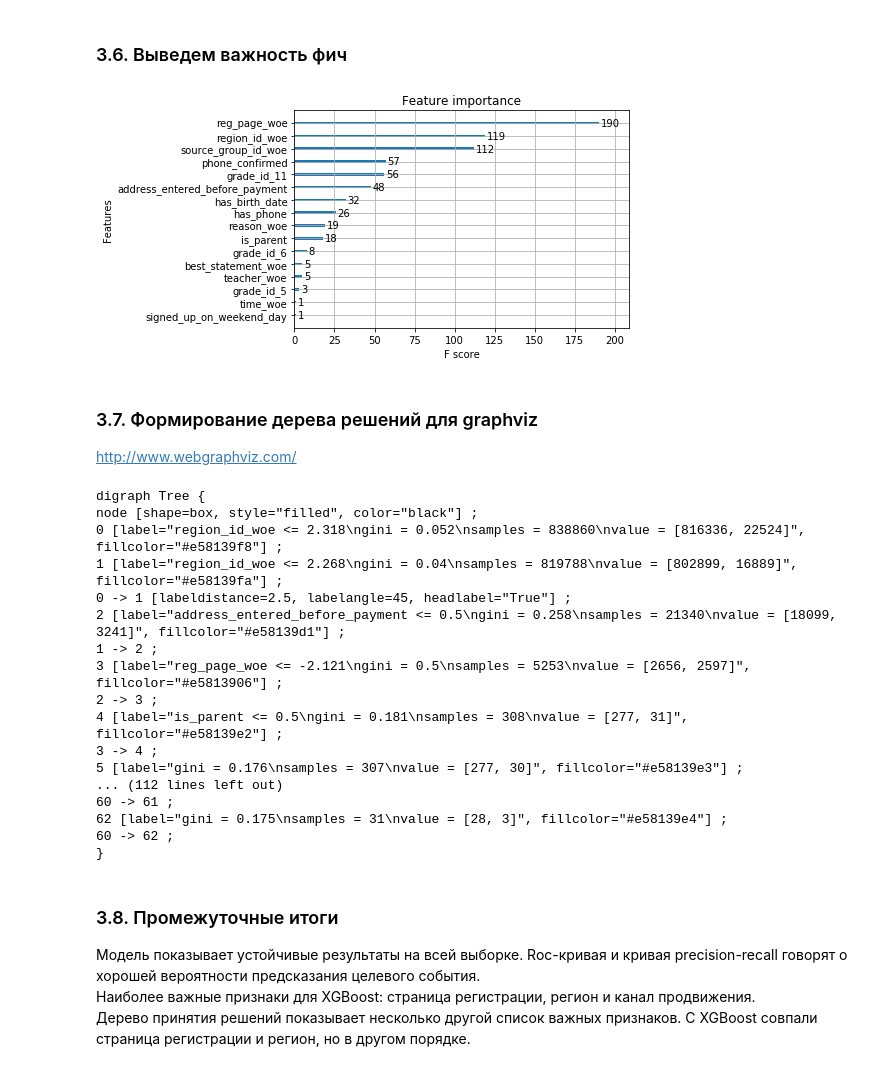
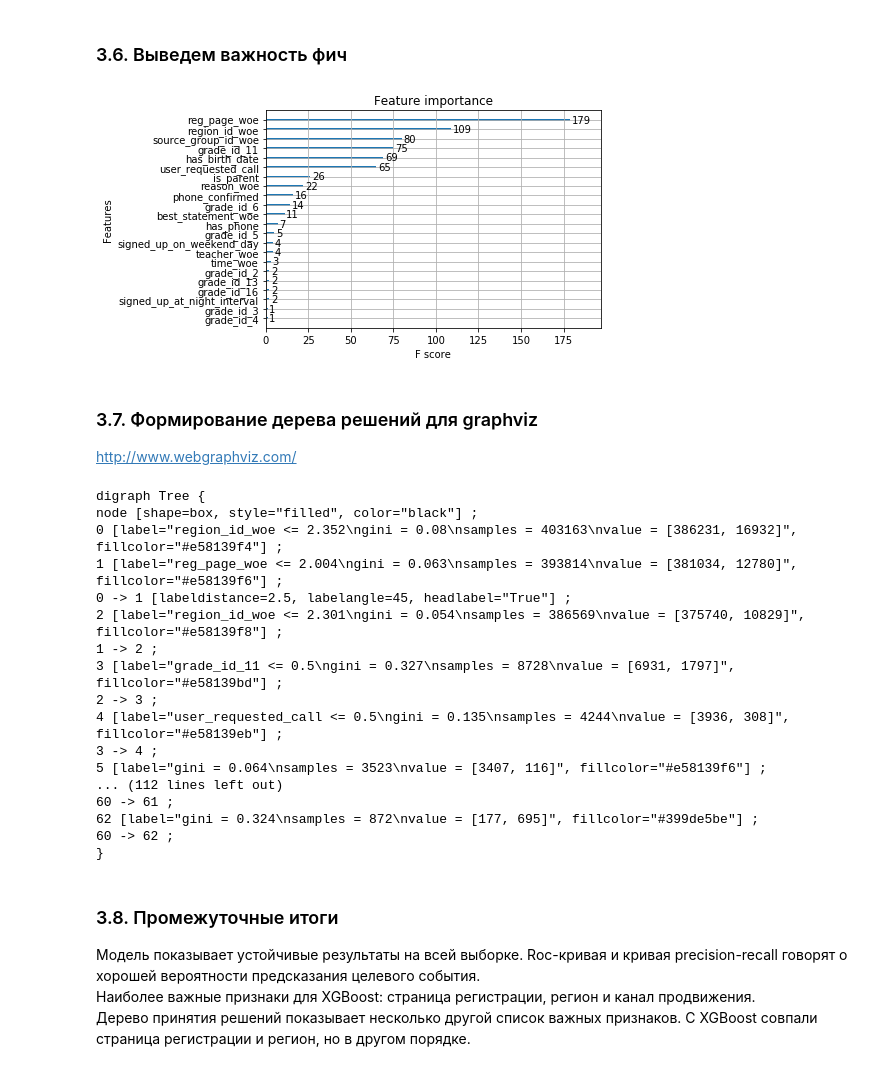
Before and after one commit to pastushenkoy/DataScientist, a Jupyter notebook: dip/model_new.ipynb, the cells around one changed output. Cells and saved outputs as stored; diff of their text form; code cells hidden in the pictures.

Commit message:
Diplom model

```diff
--- a/dip/model_new.ipynb
+++ b/dip/model_new.ipynb
@@ -84,3 +88,5 @@ metabase_unload = metabase_unload.drop(["is_moscow_school", "school_id"], axis=1
+# %%
+metabase_unload["sign_up_date"] = metabase_unload.apply(lambda x: datetime.datetime.fromtimestamp(x['sign_up_date']), axis=1)
 # %%
 metabase_unload.info()
 # %% [output]
@@ -105,7 +133,8 @@ memory usage: 136.0+ MB
 ## 2. Создание модели
 # %%
 class Model:
-    def __init__(self):
+    def __init__(self, target_variable):
+        self._target_variable = target_variable
         self._init_values()
 
 
@@ -126,7 +155,7 @@ class Model:
 
     def predict_proba(self, X_test):
         """
-        Predicts probability of 'has_paid' column
+        Predicts probability of target column
         """
         if not self._model_has_been_fit:
             raise RuntimeError("Model has not been fit. Prediction is impossible.")
@@ -184,7 +213,12 @@ class Model:
         return X
 
     def _drop_user_and_target(self, X):
-        return X.drop(['has_paid', 'user_id'], axis = 1)
+        columns_to_drop = ['user_id', 'sign_up_date', 'has_paid_on_registraion_day', \
+                           'has_paid_in_1_day_after_sign_up', 'has_paid_in_2_days_after_sign_up',\
+                           'has_paid_in_3_days_after_sign_up', 'has_paid_in_4_days_after_sign_up',\
+                           'has_paid_in_5_days_after_sign_up', 'has_paid_in_6_days_after_sign_up',\
+                           'has_paid_in_7_day_after_sign_up']
+        return X.drop(columns_to_drop, axis = 1)
 
     def _binarize_category_cols(self, X):
         category_cols = ['grade_id']
@@ -198,8 +232,8 @@ class Model:
         threshold = 100
 
         # расчет общего количества положительных и отрицательных событий
-        paid_size = len(self._X_train[self._X_train['has_paid'] == 1])
-        not_paid_size = len(self._X_train[self._X_train['has_paid'] == 0])
+        paid_size = len(self._X_train[self._X_train[self._target_variable] == 1])
+        not_paid_size = len(self._X_train[self._X_train[self._target_variable] == 0])
 
         # имя колонки, в которую будет помещен результат расчета
         woe_column_name = column_name + '_woe'
@@ -207,23 +241,23 @@ class Model:
         # расчет общего количества пользователей и количества положительных событий для каждой категории
         woe_ds = self._X_train\
             .groupby([column_name])\
-            .agg({'user_id':'size', 'has_paid':'sum'})\
+            .agg({'user_id':'size', self._target_variable:'sum'})\
             .reset_index()\
             .rename(columns={'user_id':'total'})
 
         # отсекаем категории, в которых количество пользователей не превышает 100 и категории,
         # в которых нет ни одного положительного события
-        woe_ds = woe_ds[(woe_ds['total'] > threshold) & (woe_ds['has_paid'] > 0)]
+        woe_ds = woe_ds[(woe_ds['total'] > threshold) & (woe_ds[self._target_variable] > 0)]
 
         # расчитываем количество отрицательных событий для каждой из категорий
-        woe_ds['has_not_paid'] = woe_ds.apply(lambda x: x.total - x.has_paid, axis=1)
+        woe_ds['has_not_paid'] = woe_ds.apply(lambda x: x.total - x[self._target_variable], axis=1)
 
         # рассчитываем WOE
         woe_ds["woe_value"] = woe_ds\
-            .apply(lambda x: math.log((x.has_paid/paid_size)/(x.has_not_paid/not_paid_size)), axis=1)
+            .apply(lambda x: math.log((x[self._target_variable]/paid_size)/(x.has_not_paid/not_paid_size)), axis=1)
 
         # удаляем промежуточные колонки для расчета
-        woe_ds = woe_ds.drop(['has_paid', 'has_not_paid', 'total'], axis=1)
+        woe_ds = woe_ds.drop([self._target_variable, 'has_not_paid', 'total'], axis=1)
 
         self._woe_dataframes[column_name] = woe_ds
 
@@ -298,20 +334,23 @@ validation_pipeline(metabase_unload, splits=4, shuffle=True, random_state=42)
 # %% [markdown]
 ### 3.2. Сформируем случайный тестовый набор данных
 # %%
+target_column = 'has_paid_in_7_day_after_sign_up'
+
 # Выделяем целевую переменную
-y = metabase_unload['has_paid']
+y = metabase_unload[target_column]
 X = metabase_unload
+
 
 # Делим на train и test
 X_train, X_test, y_train, y_test = sklearn.model_selection.train_test_split(X, y, test_size=0.2, random_state=42)
 # %% [markdown]
 ### 3.3. Обучим модель и сделаем предсказание
 # %%
-model = Model()
-model.fit(X_train, y_train)
+model_random = Model(target_column)
+model_random.fit(X_train, y_train)
 
-y_test_pred = model.predict_proba(X_test)
-y_train_pred = model.predict_proba(X_train)
+y_test_pred = model_random.predict_proba(X_test)
+y_train_pred = model_random.predict_proba(X_train)
 # %% [markdown]
 ### 3.4. Выведем результаты на roc-кривую
 # %%
@@ -336,30 +375,30 @@ plot_precision_recall(fig, y_train, y_train_pred, 'Train', 2, 2)
 # %% [markdown]
 ### 3.6. Выведем важность фич
 # %%
-model.plot_importance()
+model_random.plot_importance()
 # %% [output]
-[figure, old version]
+[figure, new version]
 # %% [markdown]
 ### 3.7. Формирование дерева решений для graphviz
 http://www.webgraphviz.com/
 # %%
-print(model.get_tree(5))
+print(model_random.get_tree(5))
 # %% [output]
 digraph Tree {
 node [shape=box, style="filled", color="black"] ;
-0 [label="region_id_woe <= 2.318\ngini = 0.052\nsamples = 838860\nvalue = [816336, 22524]", fillcolor="#e58139f8"] ;
-1 [label="region_id_woe <= 2.268\ngini = 0.04\nsamples = 819788\nvalue = [802899, 16889]", fillcolor="#e58139fa"] ;
+0 [label="region_id_woe <= 2.352\ngini = 0.08\nsamples = 403163\nvalue = [386231, 16932]", fillcolor="#e58139f4"] ;
+1 [label="reg_page_woe <= 2.004\ngini = 0.063\nsamples = 393814\nvalue = [381034, 12780]", fillcolor="#e58139f6"] ;
 0 -> 1 [labeldistance=2.5, labelangle=45, headlabel="True"] ;
-2 [label="address_entered_before_payment <= 0.5\ngini = 0.258\nsamples = 21340\nvalue = [18099, 3241]", fillcolor="#e58139d1"] ;
+2 [label="region_id_woe <= 2.301\ngini = 0.054\nsamples = 386569\nvalue = [375740, 10829]", fillcolor="#e58139f8"] ;
 1 -> 2 ;
-3 [label="reg_page_woe <= -2.121\ngini = 0.5\nsamples = 5253\nvalue = [2656, 2597]", fillcolor="#e5813906"] ;
+3 [label="grade_id_11 <= 0.5\ngini = 0.327\nsamples = 8728\nvalue = [6931, 1797]", fillcolor="#e58139bd"] ;
 2 -> 3 ;
-4 [label="is_parent <= 0.5\ngini = 0.181\nsamples = 308\nvalue = [277, 31]", fillcolor="#e58139e2"] ;
+4 [label="user_requested_call <= 0.5\ngini = 0.135\nsamples = 4244\nvalue = [3936, 308]", fillcolor="#e58139eb"] ;
 3 -> 4 ;
-5 [label="gini = 0.176\nsamples = 307\nvalue = [277, 30]", fillcolor="#e58139e3"] ;
+5 [label="gini = 0.064\nsamples = 3523\nvalue = [3407, 116]", fillcolor="#e58139f6"] ;
 ... (112 lines left out)
 60 -> 61 ;
-62 [label="gini = 0.175\nsamples = 31\nvalue = [28, 3]", fillcolor="#e58139e4"] ;
+62 [label="gini = 0.324\nsamples = 872\nvalue = [177, 695]", fillcolor="#399de5be"] ;
 60 -> 62 ;
 }
 # %% [markdown]
```
Also changed, not shown: parts of 36 cells of this notebook.
